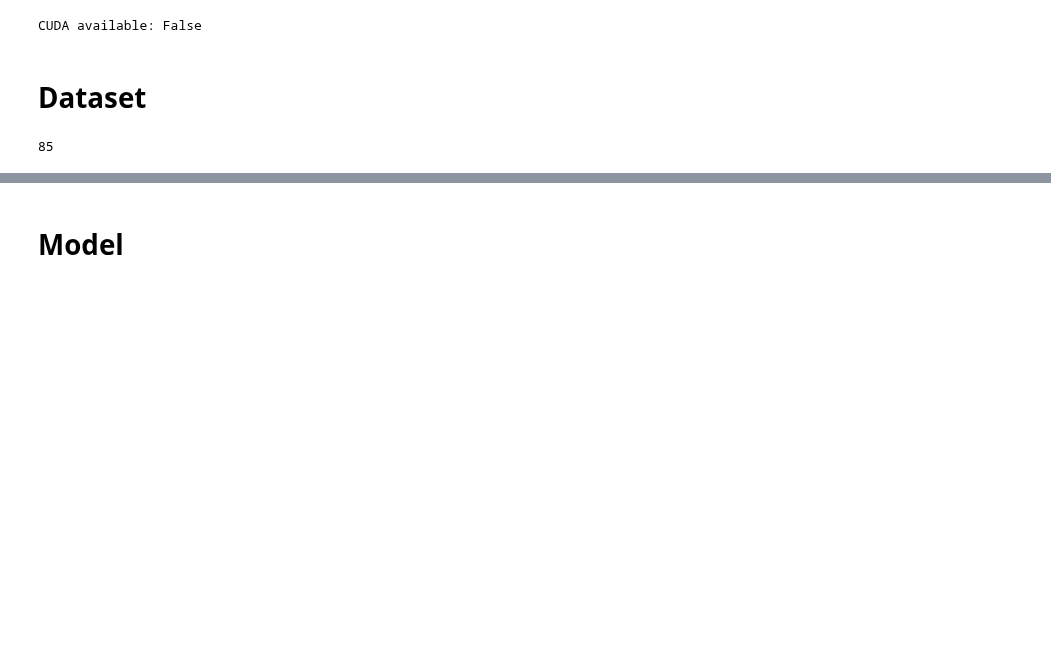
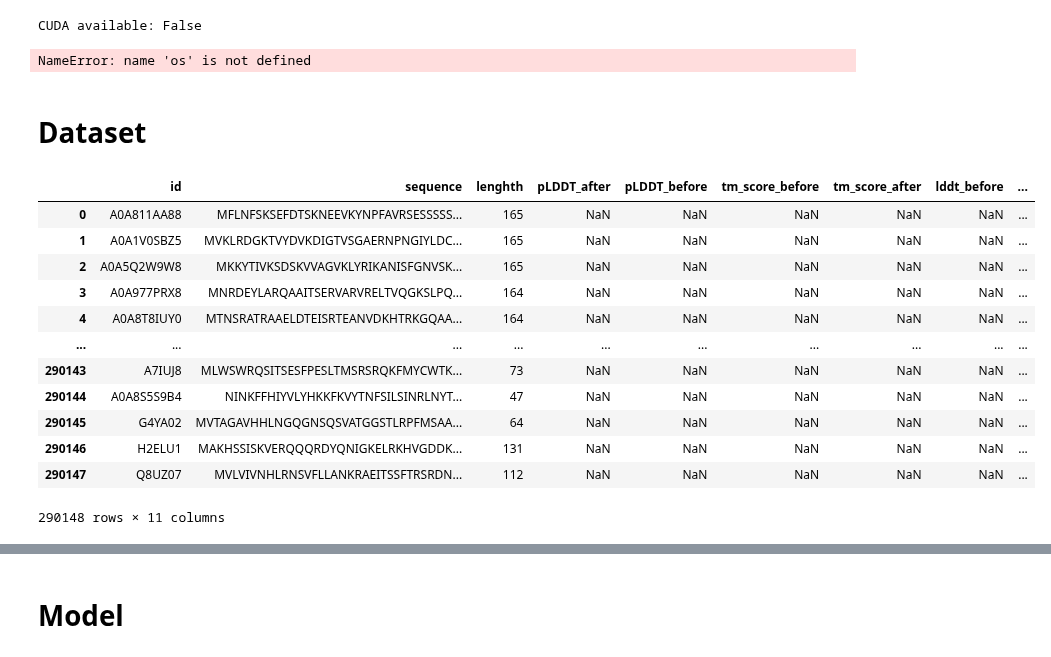
Before and after one commit to pimenol/ProteinTTT, a Jupyter notebook: notebooks/Bfvd.ipynb, the cells around one changed output, grey strips where cells are left out. Saved outputs shown, nothing was run; the diff lists cells and outputs as text; code cells hidden in the pictures; blank space fills up the shorter version.

```diff
--- a/notebooks/Bfvd.ipynb
+++ b/notebooks/Bfvd.ipynb
@@ -9,6 +9,7 @@ import os
 import warnings
 import pandas as pd
 import numpy as np
+import time
 import esm
 import biotite.structure.io as bsio
 
@@ -25,10 +26,11 @@ pd.set_option("display.max_columns", 500)
 pd.set_option("display.max_rows", 100)
 pd.set_option("max_colwidth", 100)
 
-base_path = Path("/scratch/project/open-32-14/pimenol1/ProteinTTT/ProteinTTT/data/bfvd/bfvd_logan")
+base_path = Path("/scratch/project/open-32-14/pimenol1/ProteinTTT/ProteinTTT/data/bfvd")
 DATASET_PATH = Path("/scratch/project/open-32-14/antonb/bfvd/bfvd_logan.fasta")
 OUTPUT_PDB = base_path / Path('predicted_structures')
-SUMMARY_PATH = base_path / Path('summary.tsv')
+SUMMARY_PATH = base_path / Path('subset_1.tsv')
+SAVE_PATH = base_path / Path('subset_1_2.tsv')
 
 CORRECT_PREDICTED_PDB = Path("/scratch/project/open-32-14/antonb/bfvd/bfvd")
 # os.makedirs(CDR_PATH, exist_ok=True)
@@ -41 +41,5 @@ df = pd.read_csv(Path("/scratch/project/open-32-14/antonb/bfvd") / Path("2023_02
+# %%
+len(os.listdir(OUTPUT_PDB))
+# %% [output]
+NameError: name 'os' is not defined
 # %%
@@ -46,6 +50,18 @@ df_new = fetch_and_parse_sequences(df, CORRECT_PREDICTED_PDB, 'id')
 # Dataset
 # %%
 df = pd.read_csv(SUMMARY_PATH, sep="\t")
-df.pLDDT_after.notna().sum()
+df
 # %% [output]
+|  | id | sequence | lenghth | pLDDT_after | pLDDT_before | tm_score_before | tm_score_after | lddt_before | ... |
+| 0 | A0A811AA88 | MFLNFSKSEFDTSKNEEVKYNPFAVRSESSSSS... | 165 | NaN | NaN | NaN | NaN | NaN | ... |
+| 1 | A0A1V0SBZ5 | MVKLRDGKTVYDVKDIGTVSGAERNPNGIYLDC... | 165 | NaN | NaN | NaN | NaN | NaN | ... |
+| 2 | A0A5Q2W9W8 | MKKYTIVKSDSKVVAGVKLYRIKANISFGNVSK... | 165 | NaN | NaN | NaN | NaN | NaN | ... |
+| 3 | A0A977PRX8 | MNRDEYLARQAAITSERVARVRELTVQGKSLPQ... | 164 | NaN | NaN | NaN | NaN | NaN | ... |
+| 4 | A0A8T8IUY0 | MTNSRATRAAELDTEISRTEANVDKHTRKGQAA... | 164 | NaN | NaN | NaN | NaN | NaN | ... |
+| ... | ... | ... | ... | ... | ... | ... | ... | ... | ... |
+| 290143 | A7IUJ8 | MLWSWRQSITSESFPESLTMSRSRQKFMYCWTK... | 73 | NaN | NaN | NaN | NaN | NaN | ... |
+| 290144 | A0A8S5S9B4 | NINKFFHIYVLYHKKFKVYTNFSILSINRLNYT... | 47 | NaN | NaN | NaN | NaN | NaN | ... |
+| 290145 | G4YA02 | MVTAGAVHHLNGQGNSQSVATGGSTLRPFMSAA... | 64 | NaN | NaN | NaN | NaN | NaN | ... |
+| 290146 | H2ELU1 | MAKHSSISKVERQQQRDYQNIGKELRKHVGDDK... | 131 | NaN | NaN | NaN | NaN | NaN | ... |
+| 290147 | Q8UZ07 | MVLVIVNHLRNSVFLLANKRAEITSSFTRSRDN... | 112 | NaN | NaN | NaN | NaN | NaN | ... |
-85
+290148 rows × 11 columns
```
Also changed, not shown: parts of 20 cells of this notebook.
